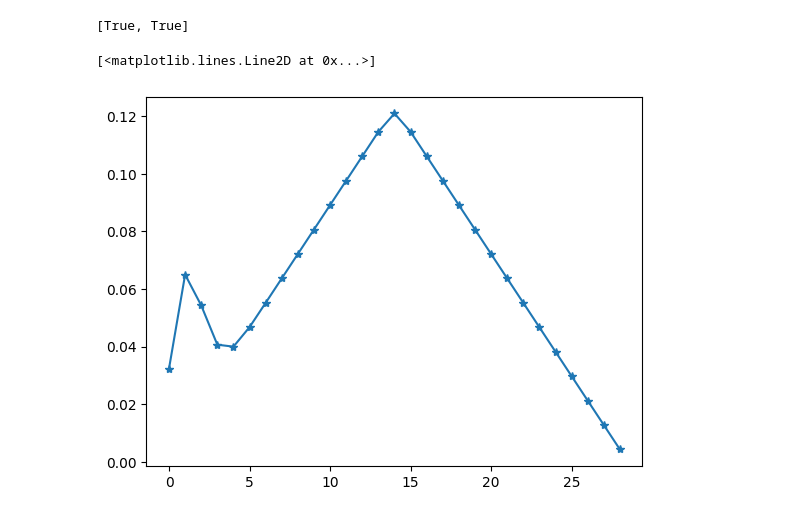
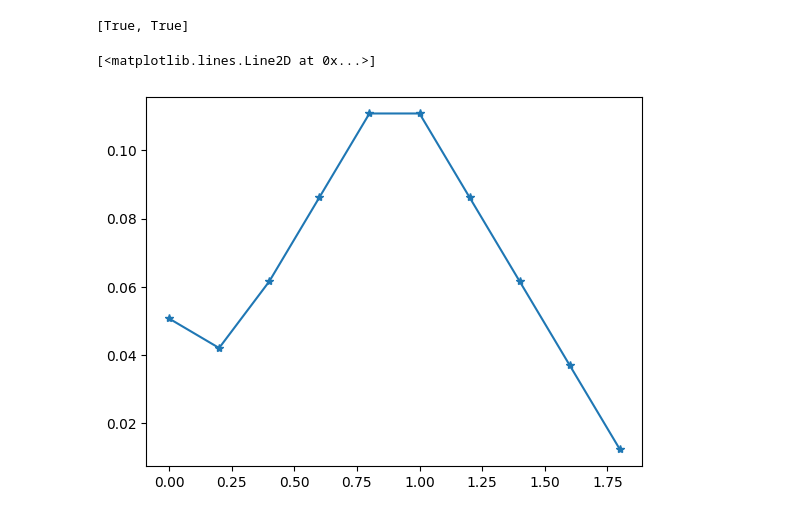
Before and after one commit to ALuchinsky/vpb_python, a Jupyter notebook: python/testClass.ipynb, the cells around one changed output. Saved outputs shown, nothing was run; the diff lists cells and outputs as text; code cells hidden in the pictures.

Commit message:
scale as a property

```diff
--- a/python/testClass.ipynb
+++ b/python/testClass.ipynb
@@ -25,7 +37,7 @@ _ = TD.calcDiag(inf=2)
 # %% [output]
 [True, True]
 # %%
-plt.plot(TD.computePS(0, nGrid=30), "*-")
+plt.plot(TD.scale[:-1], TD.computePS(0), "*-")
 # %% [output]
 [<matplotlib.lines.Line2D at 0x...>]
-[figure, old version]
+[figure, new version]
```
Also changed, not shown: parts of 2 cells of this notebook, 1 other file.
